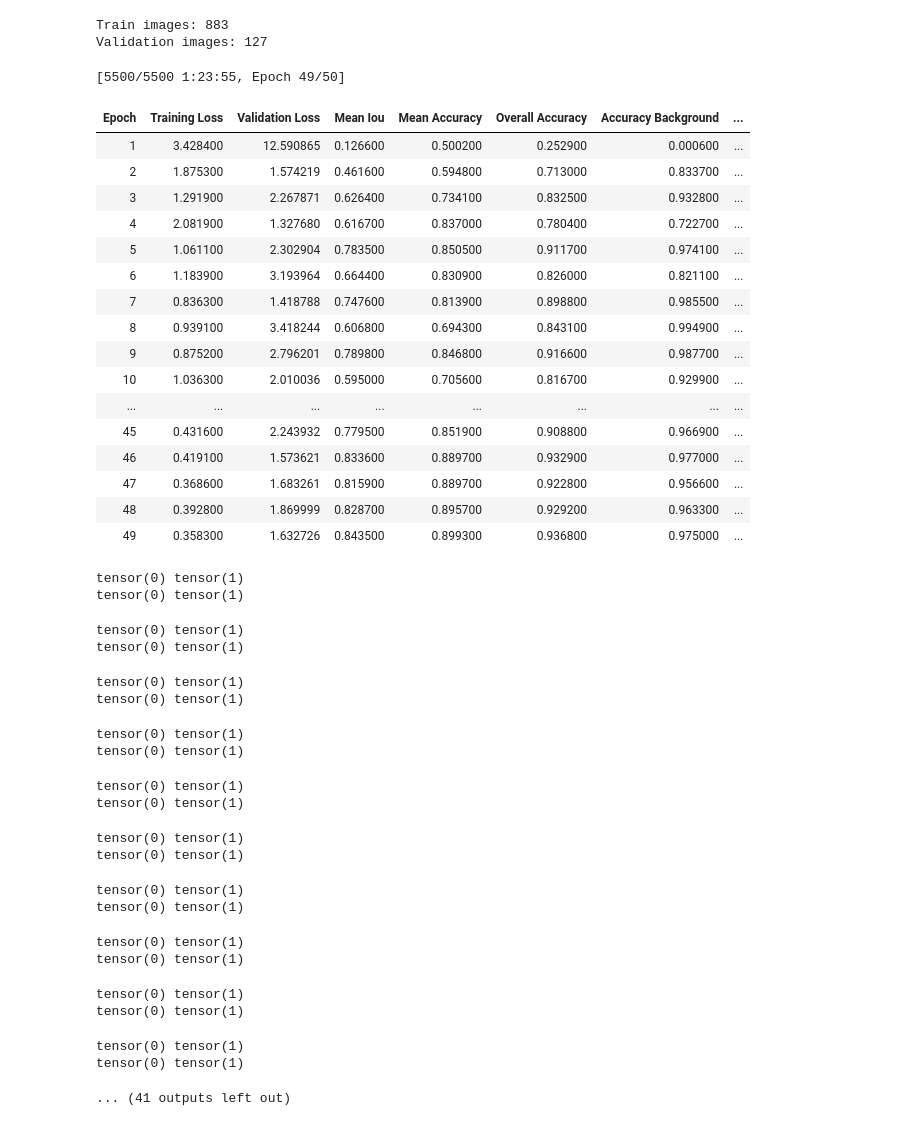
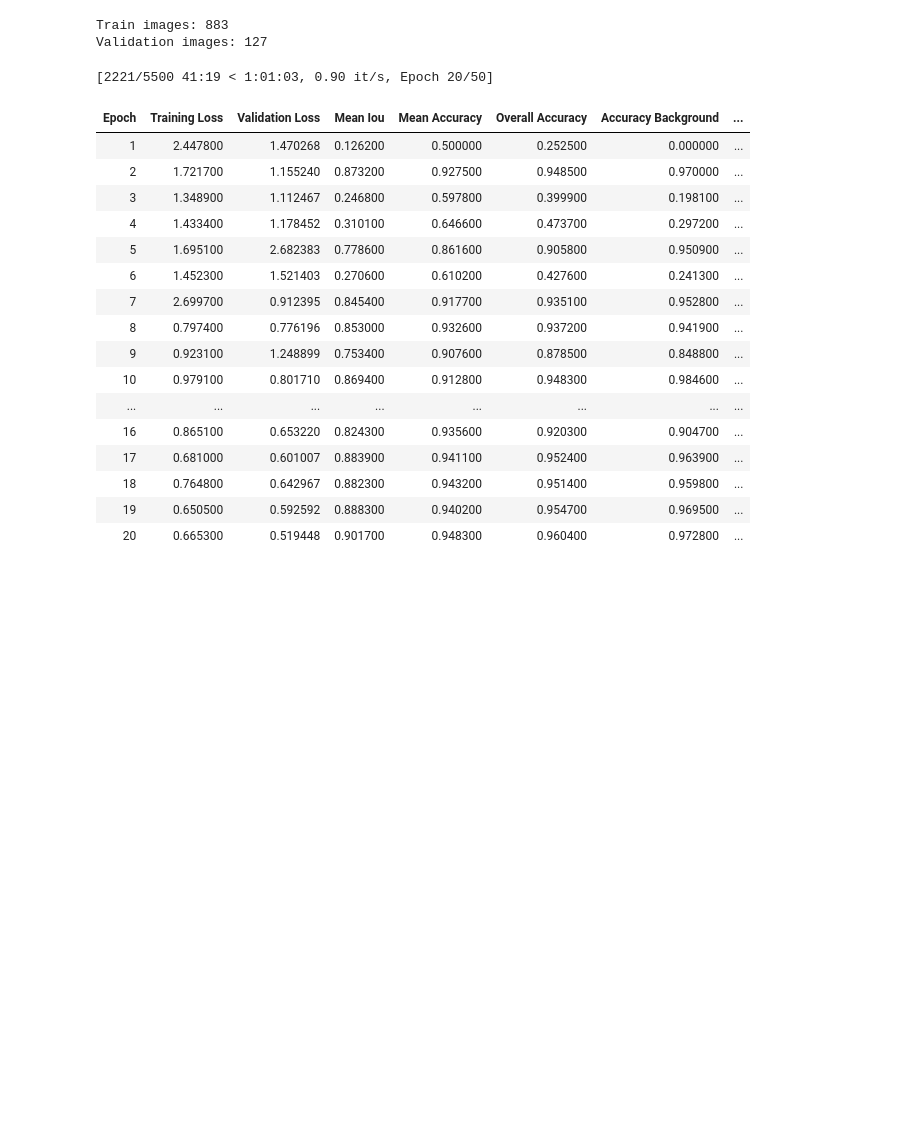
Before and after one commit to GVCL/IWSeg-SAR-Poison, a Jupyter notebook: MaskFormer.ipynb, the cells around one changed output. Drawn from its saved outputs; the diff is of its cells as text; code cells hidden in the pictures; blank space fills up the shorter version.

```diff
--- a/MaskFormer.ipynb
+++ b/MaskFormer.ipynb
@@ -30,7 +31,8 @@ id2label = {0: 'background', 1: 'water'}
 label2id = {label: id for id, label in id2label.items()}
 NUM_CLASSES = len(id2label)
 
-MODEL_CHECKPOINT = "facebook/maskformer-resnet50-coco-stuff"
+# MODEL_CHECKPOINT = "facebook/maskformer-resnet50-coco-stuff"
+MODEL_CHECKPOINT = "facebook/maskformer-swin-base-ade"
 
 config = MaskFormerConfig.from_pretrained(MODEL_CHECKPOINT)
 config.id2label = id2label
@@ -336,80 +353,50 @@ training_args = TrainingArguments(
     per_device_train_batch_size=BATCH_SIZE,
     per_device_eval_batch_size=2,
     gradient_accumulation_steps=2,
     fp16=False,
     logging_strategy="epoch",
     eval_strategy="epoch",
     save_strategy="epoch",
     save_total_limit=3,
     push_to_hub=False,
     lr_scheduler_type="constant",
     # eval_do_concat_batches=False,
     # dataloader_num_workers=8,
     # dataloader_persistent_workers=True,
     # dataloader_prefetch_factor=4,
     load_best_model_at_end=True,
+    metric_for_best_model="overall_accuracy",
     eval_accumulation_steps=5,
     report_to=None
 )
-
-# Trainer setup
-# trainer = Trainer(
-#     model=model,
-#     args=training_args,
-#     train_dataset=ds_train,
-#     eval_dataset=ds_valid,
-#     data_collator=collate_fn,
-#     compute_metrics=compute_metrics
-# )
 
 trainer = Trainer(
     model=model,
     args=training_args,
     train_dataset=ds_train,
     eval_dataset=ds_valid,
     compute_metrics=compute_metrics
 )
 
 trainer.train()
 # %% [output]
-[5500/5500 1:23:55, Epoch 49/50]
+[2221/5500 41:19 < 1:01:03, 0.90 it/s, Epoch 20/50]
 | Epoch | Training Loss | Validation Loss | Mean Iou | Mean Accuracy | Overall Accuracy | Accuracy Background | ... |
-| 1 | 3.428400 | 12.590865 | 0.126600 | 0.500200 | 0.252900 | 0.000600 | ... |
-| 2 | 1.875300 | 1.574219 | 0.461600 | 0.594800 | 0.713000 | 0.833700 | ... |
-| 3 | 1.291900 | 2.267871 | 0.626400 | 0.734100 | 0.832500 | 0.932800 | ... |
-| 4 | 2.081900 | 1.327680 | 0.616700 | 0.837000 | 0.780400 | 0.722700 | ... |
-| 5 | 1.061100 | 2.302904 | 0.783500 | 0.850500 | 0.911700 | 0.974100 | ... |
-| 6 | 1.183900 | 3.193964 | 0.664400 | 0.830900 | 0.826000 | 0.821100 | ... |
-| 7 | 0.836300 | 1.418788 | 0.747600 | 0.813900 | 0.898800 | 0.985500 | ... |
-| 8 | 0.939100 | 3.418244 | 0.606800 | 0.694300 | 0.843100 | 0.994900 | ... |
-| 9 | 0.875200 | 2.796201 | 0.789800 | 0.846800 | 0.916600 | 0.987700 | ... |
-| 10 | 1.036300 | 2.010036 | 0.595000 | 0.705600 | 0.816700 | 0.929900 | ... |
+| 1 | 2.447800 | 1.470268 | 0.126200 | 0.500000 | 0.252500 | 0.000000 | ... |
+| 2 | 1.721700 | 1.155240 | 0.873200 | 0.927500 | 0.948500 | 0.970000 | ... |
+| 3 | 1.348900 | 1.112467 | 0.246800 | 0.597800 | 0.399900 | 0.198100 | ... |
+| 4 | 1.433400 | 1.178452 | 0.310100 | 0.646600 | 0.473700 | 0.297200 | ... |
+| 5 | 1.695100 | 2.682383 | 0.778600 | 0.861600 | 0.905800 | 0.950900 | ... |
+| 6 | 1.452300 | 1.521403 | 0.270600 | 0.610200 | 0.427600 | 0.241300 | ... |
+| 7 | 2.699700 | 0.912395 | 0.845400 | 0.917700 | 0.935100 | 0.952800 | ... |
+| 8 | 0.797400 | 0.776196 | 0.853000 | 0.932600 | 0.937200 | 0.941900 | ... |
+| 9 | 0.923100 | 1.248899 | 0.753400 | 0.907600 | 0.878500 | 0.848800 | ... |
+| 10 | 0.979100 | 0.801710 | 0.869400 | 0.912800 | 0.948300 | 0.984600 | ... |
 | ... | ... | ... | ... | ... | ... | ... | ... |
-| 45 | 0.431600 | 2.243932 | 0.779500 | 0.851900 | 0.908800 | 0.966900 | ... |
-| 46 | 0.419100 | 1.573621 | 0.833600 | 0.889700 | 0.932900 | 0.977000 | ... |
-| 47 | 0.368600 | 1.683261 | 0.815900 | 0.889700 | 0.922800 | 0.956600 | ... |
-| 48 | 0.392800 | 1.869999 | 0.828700 | 0.895700 | 0.929200 | 0.963300 | ... |
-| 49 | 0.358300 | 1.632726 | 0.843500 | 0.899300 | 0.936800 | 0.975000 | ... |
+| 16 | 0.865100 | 0.653220 | 0.824300 | 0.935600 | 0.920300 | 0.904700 | ... |
+| 17 | 0.681000 | 0.601007 | 0.883900 | 0.941100 | 0.952400 | 0.963900 | ... |
+| 18 | 0.764800 | 0.642967 | 0.882300 | 0.943200 | 0.951400 | 0.959800 | ... |
+| 19 | 0.650500 | 0.592592 | 0.888300 | 0.940200 | 0.954700 | 0.969500 | ... |
+| 20 | 0.665300 | 0.519448 | 0.901700 | 0.948300 | 0.960400 | 0.972800 | ... |
-tensor(0) tensor(1)
-tensor(0) tensor(1)
-tensor(0) tensor(1)
-tensor(0) tensor(1)
-tensor(0) tensor(1)
-tensor(0) tensor(1)
-tensor(0) tensor(1)
-tensor(0) tensor(1)
-tensor(0) tensor(1)
-tensor(0) tensor(1)
-tensor(0) tensor(1)
-tensor(0) tensor(1)
-tensor(0) tensor(1)
-tensor(0) tensor(1)
-tensor(0) tensor(1)
-tensor(0) tensor(1)
-tensor(0) tensor(1)
-tensor(0) tensor(1)
-tensor(0) tensor(1)
-tensor(0) tensor(1)
-... (41 outputs left out)
 # %%
 model.save_pretrained('maskformer_water')
```
Also changed, not shown: parts of 3 cells of this notebook, 17 other files.
